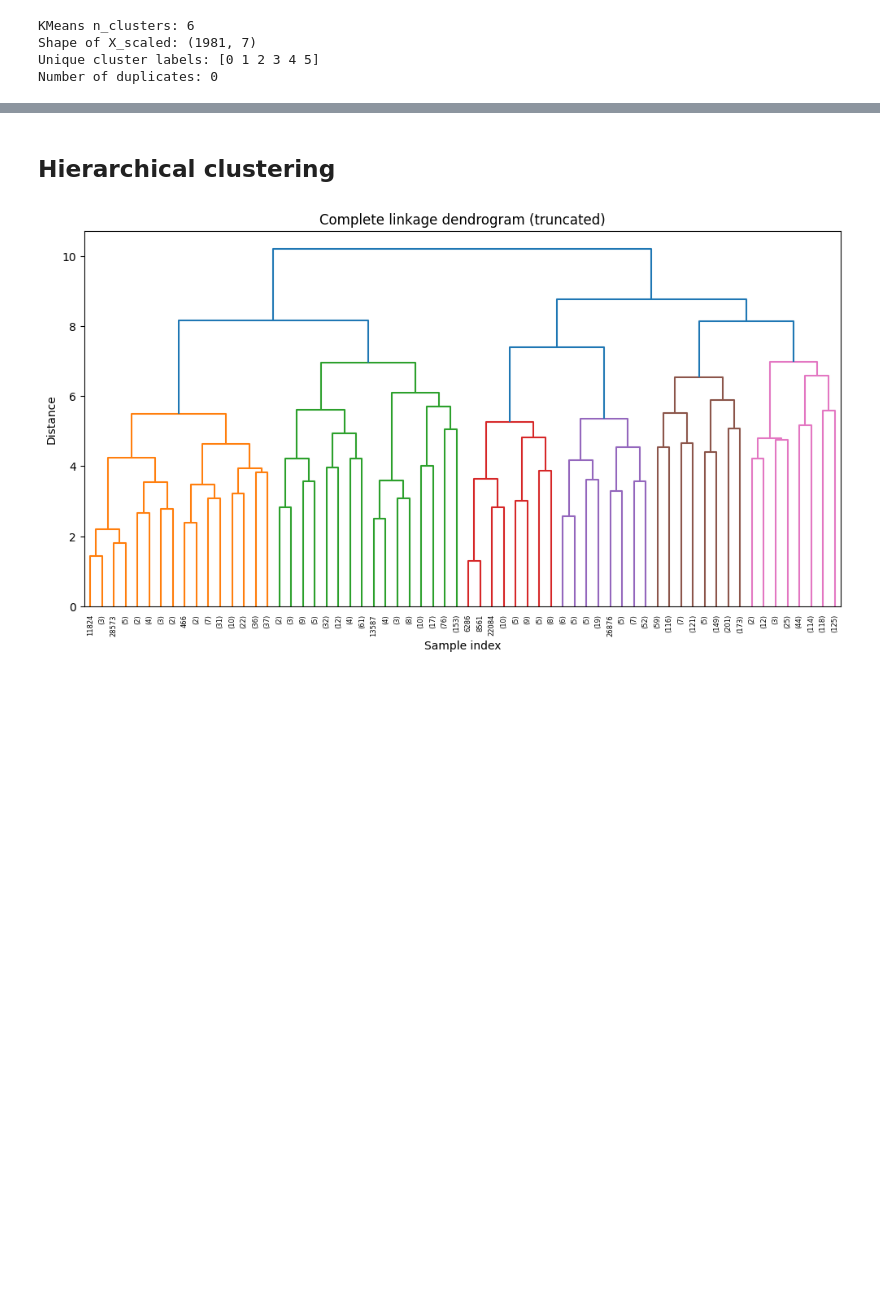
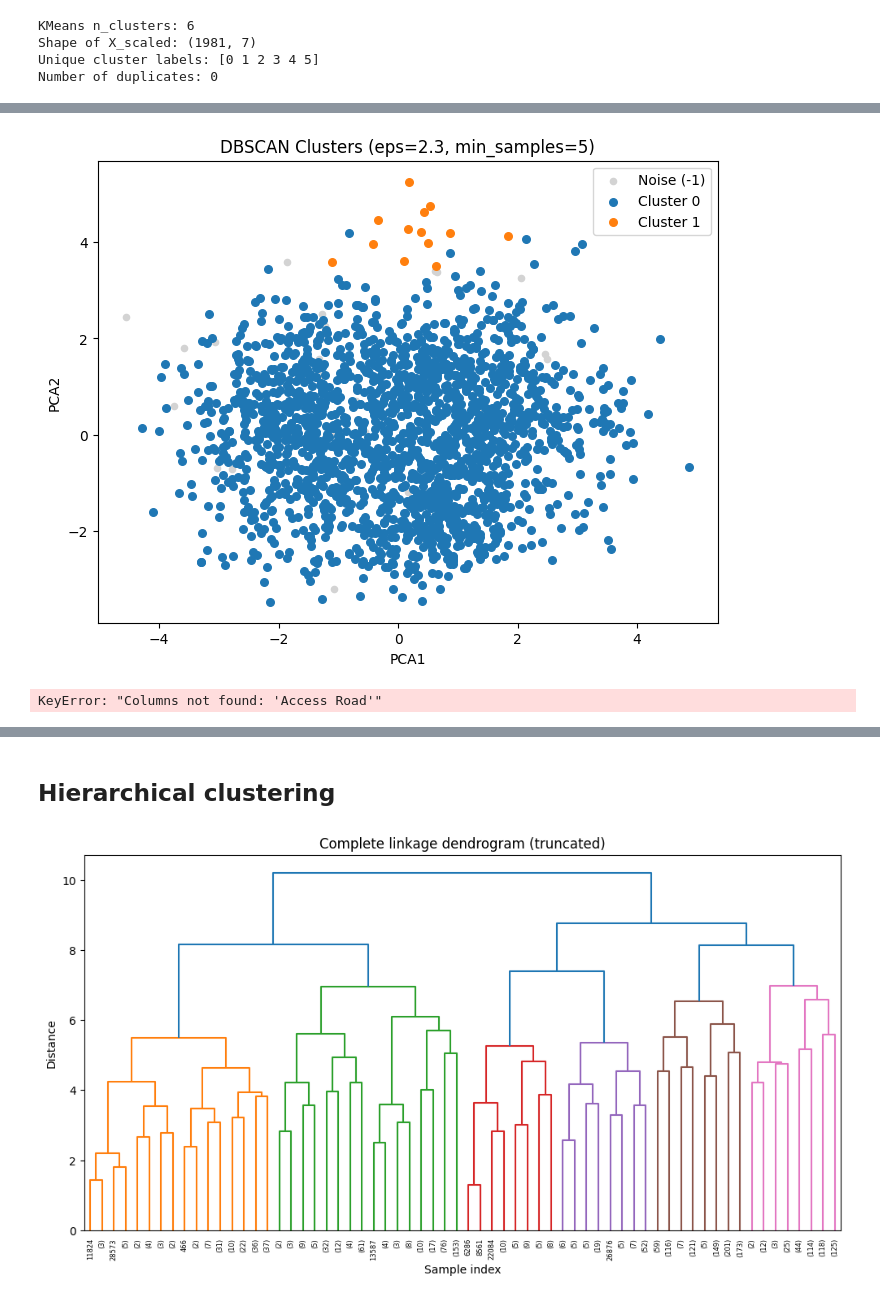
Before and after one commit to Project-cu-i-k/final_project_group4, a Jupyter notebook: python_project.ipynb, the cells around one changed output, grey strips where cells are left out. Saved outputs shown, nothing was run; the diff lists cells and outputs as text; code cells hidden in the pictures; blank space fills up the shorter version.

```diff
--- a/python_project.ipynb
+++ b/python_project.ipynb
@@ -331,0 +433,31 @@ Number of duplicates: 0
+# %%
+from sklearn.cluster import DBSCAN
+from sklearn.decomposition import PCA
+import matplotlib.pyplot as plt
+
+# Chạy mô hình
+dbscan = DBSCAN(eps=2.3, min_samples=5)
+labels = dbscan.fit_predict(X)
+
+# PCA để trực quan hóa
+pca = PCA(n_components=2)
+Z = pca.fit_transform(X)
+
+# Vẽ cụm
+plt.figure(figsize=(8,6))
+mask = labels == -1
+plt.scatter(Z[mask,0], Z[mask,1], c='lightgray', s=20, label='Noise (-1)')
+for k in sorted(set(labels) - {-1}):
+    plt.scatter(Z[labels==k,0], Z[labels==k,1], s=30, label=f'Cluster {k}')
+plt.legend()
+plt.title("DBSCAN Clusters (eps=2.3, min_samples=5)")
+plt.xlabel("PCA1"); plt.ylabel("PCA2")
+plt.show()
+# %% [output]
+[figure, added]
+# %%
+vietnam_housing['Cluster'] = vietnam_housing_scaled['Cluster']
+median_summary = vietnam_housing.groupby('Cluster')[cols].median().round(2)
+median_summary
+# %% [output]
+KeyError: "Columns not found: 'Access Road'"
```
Also changed, not shown: parts of 15 cells of this notebook.
